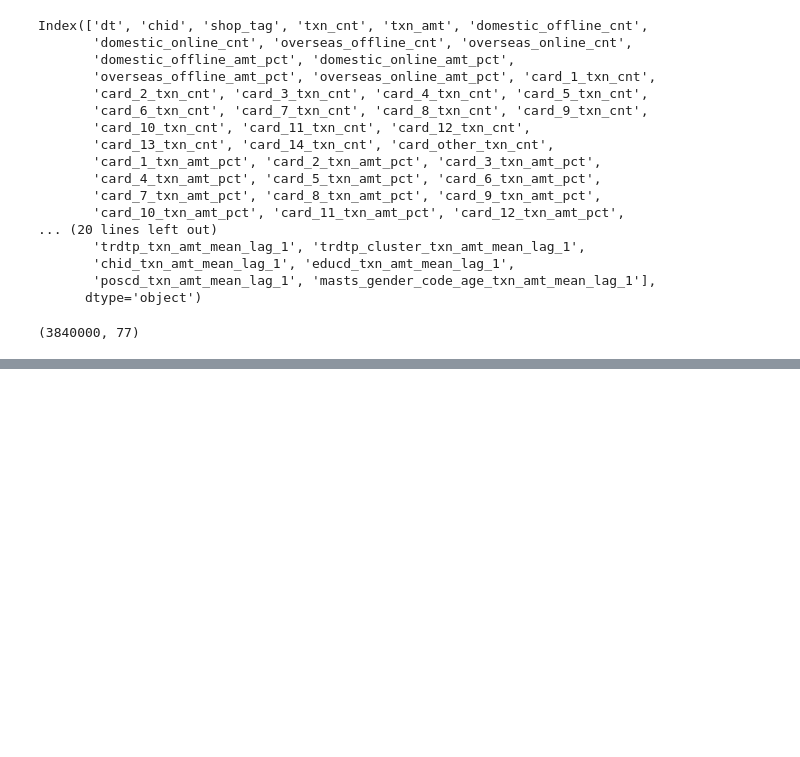
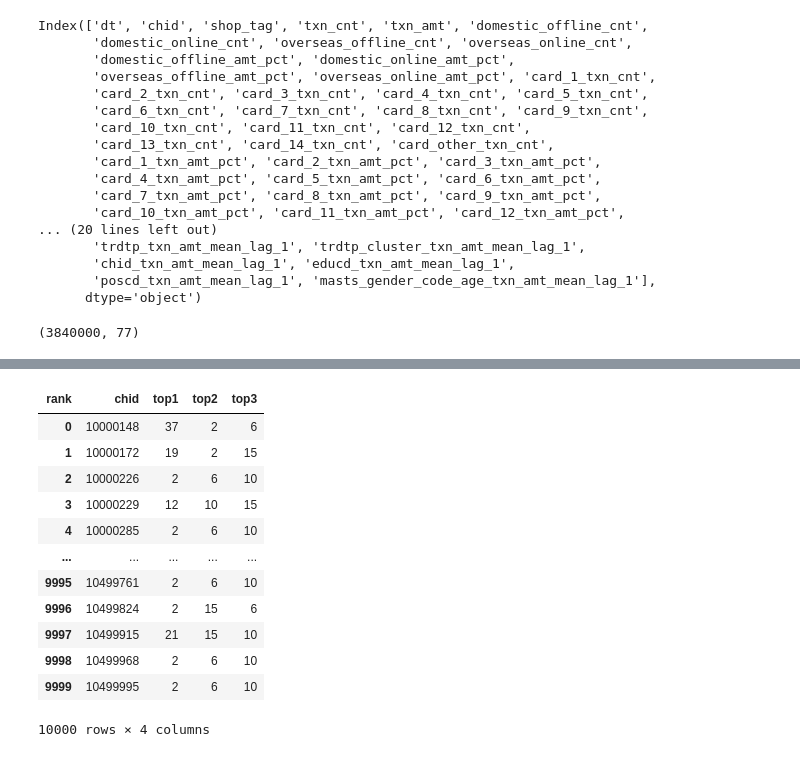
Before and after one commit to GallonShih/Projects, a Jupyter notebook: SideProject/07_E_SUN_2021_Winter_AI/workflow.ipynb, the cells around one changed output, grey strips where cells are left out. Saved outputs shown, nothing was run; the diff lists cells and outputs as text; code cells hidden in the pictures; blank space fills up the shorter version.

```diff
--- a/SideProject/07_E_SUN_2021_Winter_AI/workflow.ipynb
+++ b/SideProject/07_E_SUN_2021_Winter_AI/workflow.ipynb
@@ -210,0 +282,43 @@ MemoryError: Unable to allocate 994. MiB for an array with shape (74, 3520000) a
+# %%
+df_pred = matrix.query('dt == 24')[['dt', 'chid', 'shop_tag']].reset_index(drop=True)
+pred = matrix.query('dt == 24')[['txn_amt']].reset_index(drop=True)
+# %%
+df_pred['pred'] = pred
+# %%
+class OutputPrediction:
+  def __init__(self, df_pred):
+    self.df_pred = df_pred
+
+  def _get_top3(self):
+    df_result = self.df_pred.sort_values(by=['chid', 'pred'], ascending=[True, False]).groupby(
+        ['chid']).head(3)[['chid', 'shop_tag']].reset_index(drop=True)
+    df_result['rank'] = ['top1', 'top2', 'top3'] * 10000
+    df_result = pd.pivot_table(df_result, values='shop_tag', index=[
+        'chid'], columns=['rank']).reset_index()
+    self._df_result = df_result
+
+  def execute(self):
+    self._get_top3()
+
+  @property
+  def df_result(self):
+        return self._df_result
+# %%
+op = OutputPrediction(df_pred=df_pred)
+op.execute()
+# %%
+op.df_result
+# %% [output]
+| rank | chid | top1 | top2 | top3 |
+| 0 | 10000148 | 37 | 2 | 6 |
+| 1 | 10000172 | 19 | 2 | 15 |
+| 2 | 10000226 | 2 | 6 | 10 |
+| 3 | 10000229 | 12 | 10 | 15 |
+| 4 | 10000285 | 2 | 6 | 10 |
+| ... | ... | ... | ... | ... |
+| 9995 | 10499761 | 2 | 6 | 10 |
+| 9996 | 10499824 | 2 | 15 | 6 |
+| 9997 | 10499915 | 21 | 15 | 10 |
+| 9998 | 10499968 | 2 | 6 | 10 |
+| 9999 | 10499995 | 2 | 6 | 10 |
+10000 rows × 4 columns
```
Also changed, not shown: parts of 18 cells of this notebook, 4 other files.
